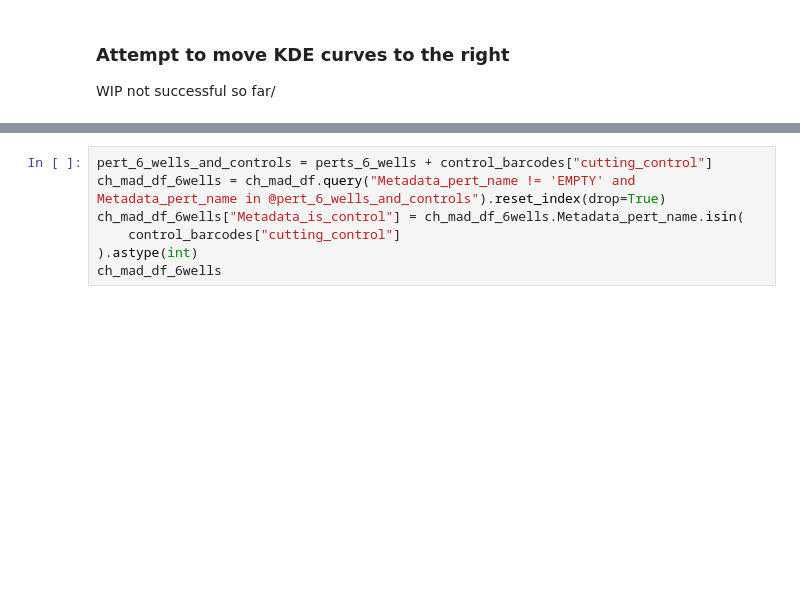
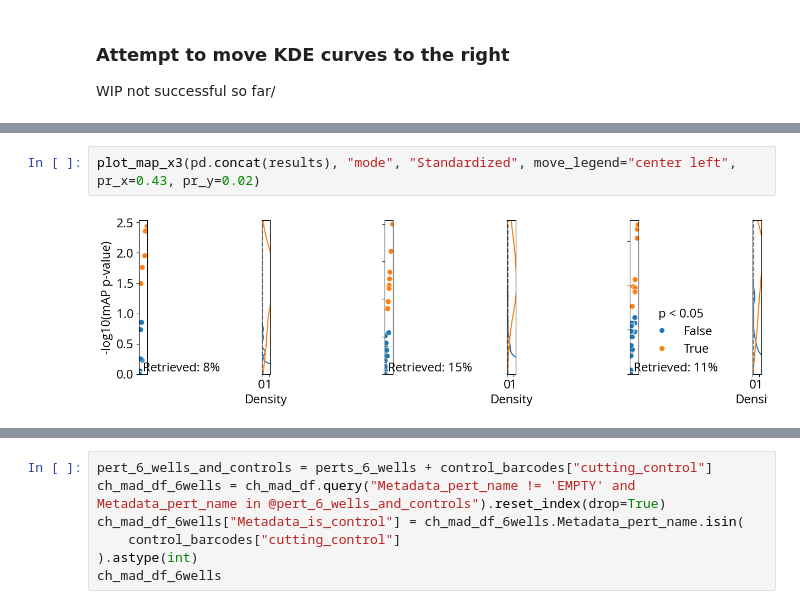
Before and after one commit to alxndrkalinin/grit-benchmark, a Jupyter notebook: 1.calculate-metrics/cell-health/0.calculate-grit.ipynb, the cells around one changed output, grey strips where cells are left out. Cells and saved outputs as stored; diff of their text form; blank space fills up the shorter version.

```diff
--- a/1.calculate-metrics/cell-health/0.calculate-grit.ipynb
+++ b/1.calculate-metrics/cell-health/0.calculate-grit.ipynb
@@ -510 +591,5 @@ WIP not successful so far/
+# %%
+plot_map_x3(pd.concat(results), "mode", "Standardized", move_legend="center left", pr_x=0.43, pr_y=0.02)
+# %% [output]
+[figure, added]
 # %%
```
Also changed, not shown: parts of 10 cells of this notebook.
